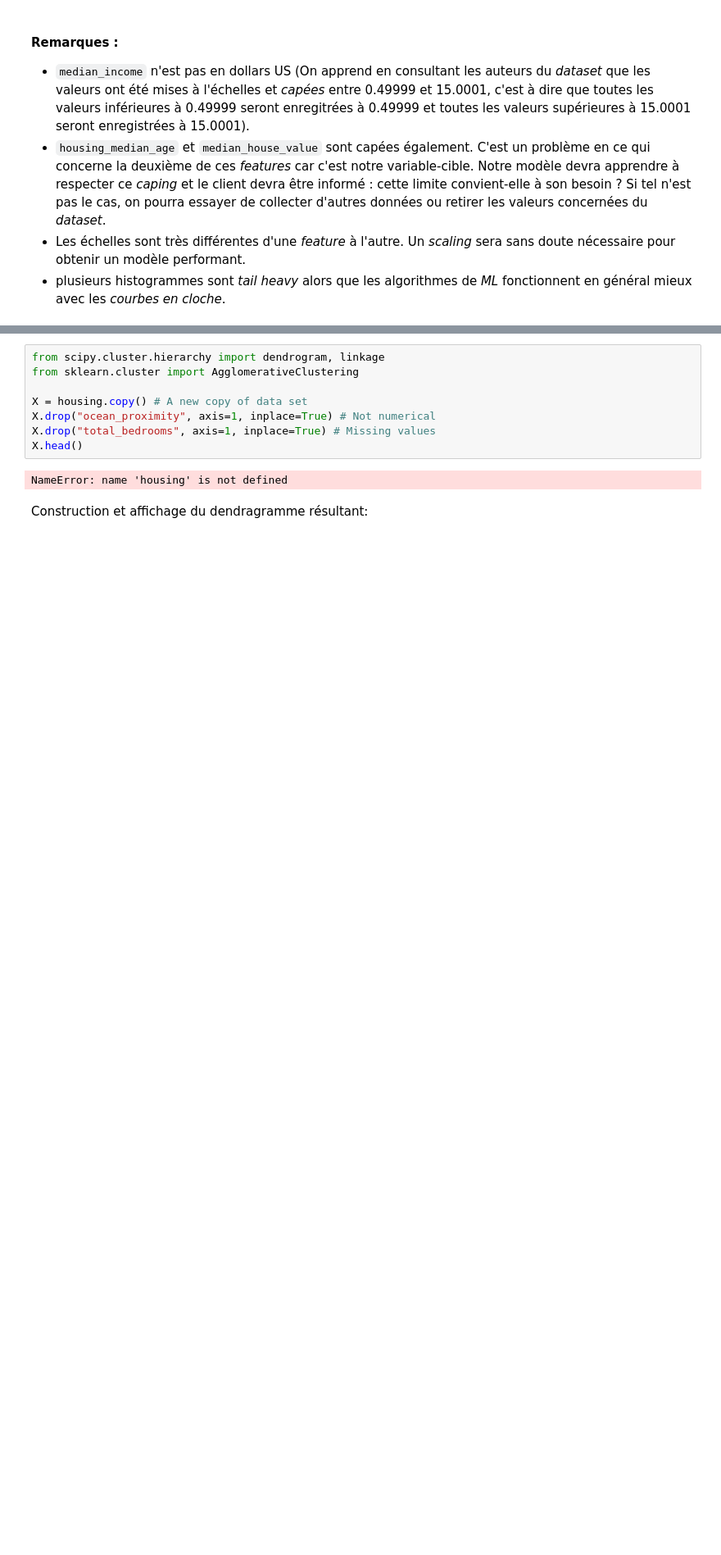
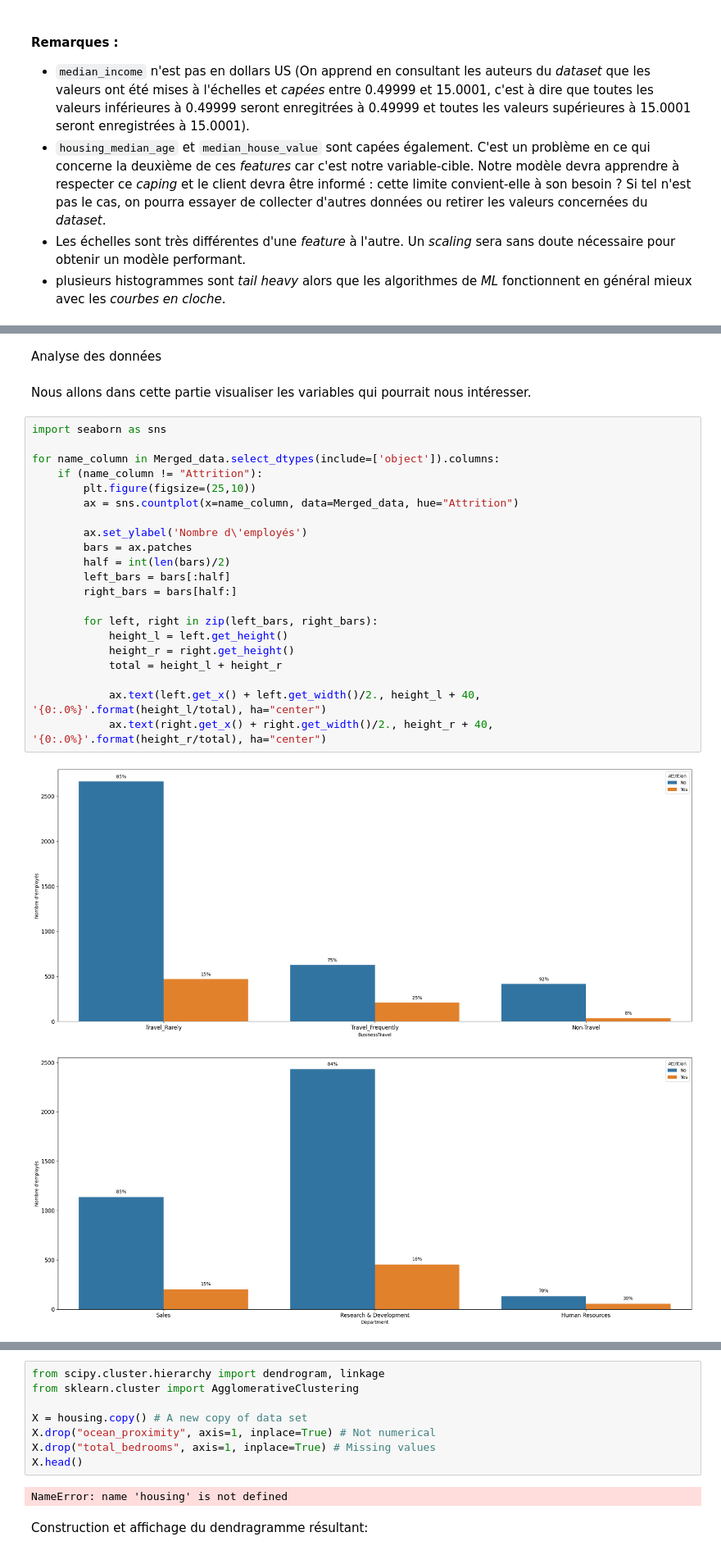
Before and after one commit to Landrien/IA, a Jupyter notebook: Projet/Projet.ipynb, the cells around one changed output, grey strips where cells are left out. Shown at 82% size. Saved outputs shown, nothing was run; the diff lists cells and outputs as text; blank space fills up the shorter version.

```diff
--- a/Projet/Projet.ipynb
+++ b/Projet/Projet.ipynb
@@ -317,0 +320,28 @@ plt.show()
+# %% [markdown]
+Analyse des données
+# %% [markdown]
+Nous allons dans cette partie visualiser les variables qui pourrait nous intéresser.
+# %%
+import seaborn as sns
+
+for name_column in Merged_data.select_dtypes(include=['object']).columns:
+    if (name_column != "Attrition"):
+        plt.figure(figsize=(25,10))
+        ax = sns.countplot(x=name_column, data=Merged_data, hue="Attrition")
+
+        ax.set_ylabel('Nombre d\'employés')
+        bars = ax.patches
+        half = int(len(bars)/2)
+        left_bars = bars[:half]
+        right_bars = bars[half:]
+
+        for left, right in zip(left_bars, right_bars):
+            height_l = left.get_height()
+            height_r = right.get_height()
+            total = height_l + height_r
+
+            ax.text(left.get_x() + left.get_width()/2., height_l + 40, '{0:.0%}'.format(height_l/total), ha="center")
+            ax.text(right.get_x() + right.get_width()/2., height_r + 40, '{0:.0%}'.format(height_r/total), ha="center")
+# %% [output]
+[figure, added]
+[figure, added]
```
Also changed, not shown: parts of 3 cells of this notebook.
